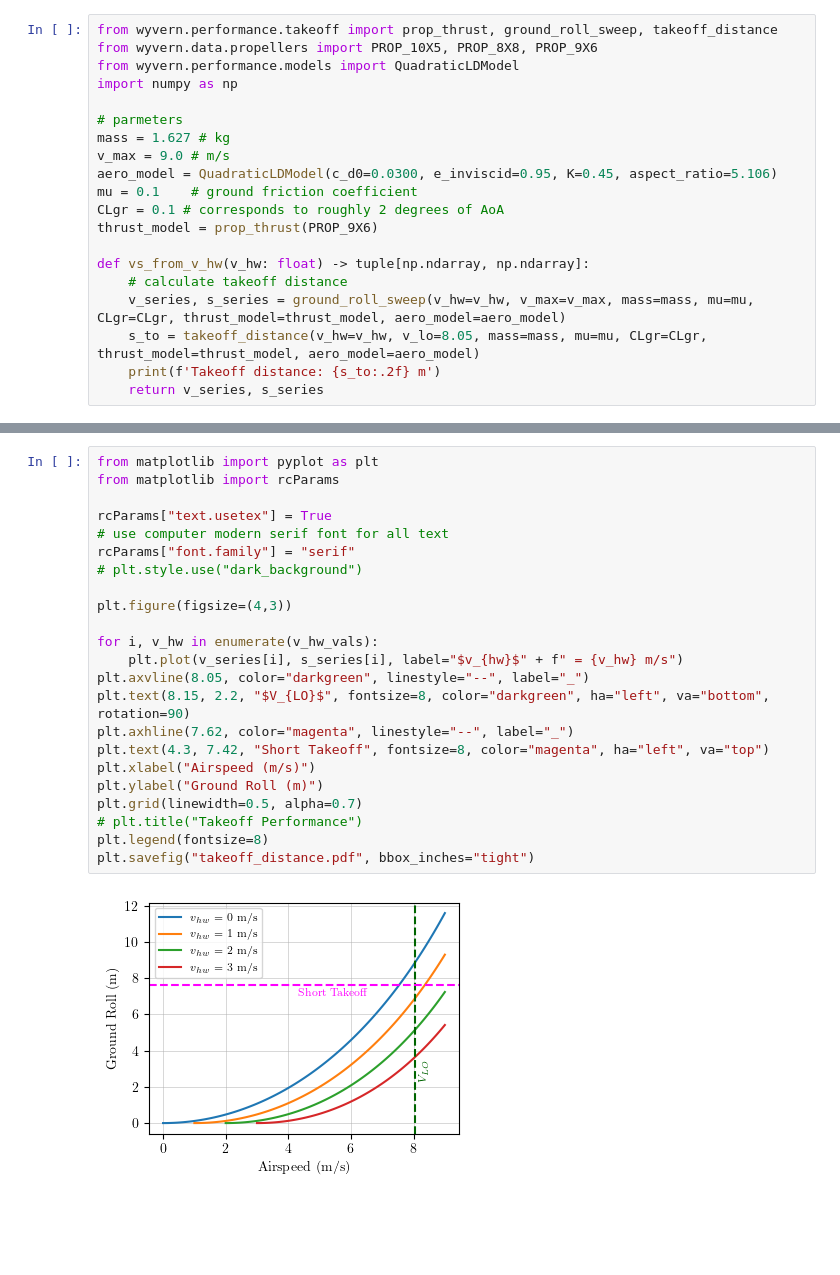
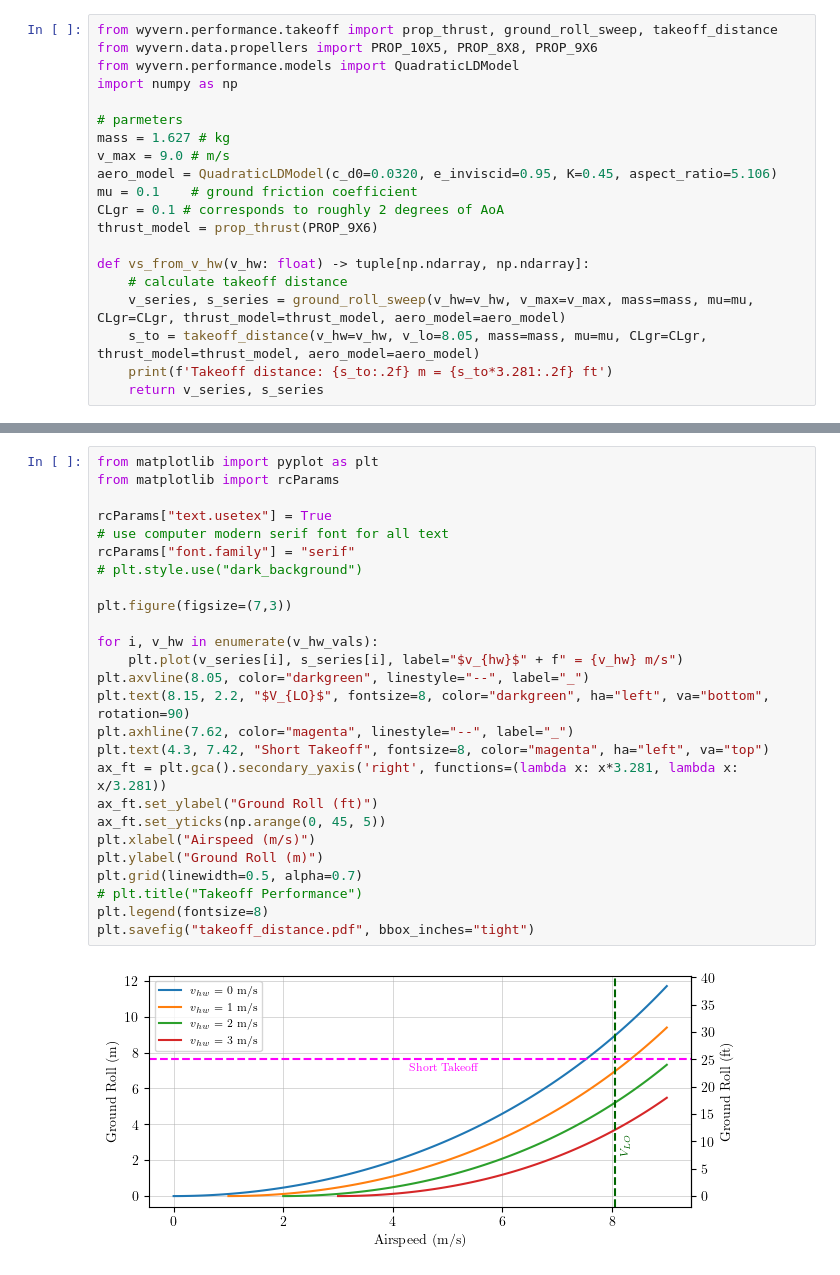
Before and after one commit to LOCKEDIN-MARTIN/wyvern, a Jupyter notebook: scripts/pdr_refined_design/takeoff_analysis.ipynb, the cells around one changed output, grey strips where cells are left out. Cells and saved outputs as stored; diff of their text form; blank space fills up the shorter version.

```diff
--- a/scripts/pdr_refined_design/takeoff_analysis.ipynb
+++ b/scripts/pdr_refined_design/takeoff_analysis.ipynb
@@ -7,7 +7,7 @@ import numpy as np
 # parmeters
 mass = 1.627 # kg
 v_max = 9.0 # m/s
-aero_model = QuadraticLDModel(c_d0=0.0300, e_inviscid=0.95, K=0.45, aspect_ratio=5.106)
+aero_model = QuadraticLDModel(c_d0=0.0320, e_inviscid=0.95, K=0.45, aspect_ratio=5.106)
 mu = 0.1    # ground friction coefficient
 CLgr = 0.1 # corresponds to roughly 2 degrees of AoA
 thrust_model = prop_thrust(PROP_9X6)
@@ -16,7 +16,7 @@ def vs_from_v_hw(v_hw: float) -> tuple[np.ndarray, np.ndarray]:
     # calculate takeoff distance
     v_series, s_series = ground_roll_sweep(v_hw=v_hw, v_max=v_max, mass=mass, mu=mu, CLgr=CLgr, thrust_model=thrust_model, aero_model=aero_model)
     s_to = takeoff_distance(v_hw=v_hw, v_lo=8.05, mass=mass, mu=mu, CLgr=CLgr, thrust_model=thrust_model, aero_model=aero_model)
-    print(f'Takeoff distance: {s_to:.2f} m')
+    print(f'Takeoff distance: {s_to:.2f} m = {s_to*3.281:.2f} ft')
     return v_series, s_series
 # %%
 # compute v and s series
@@ -37,25 +30,28 @@ Takeoff distance: 3.65 m
 # %%
 from matplotlib import pyplot as plt
 from matplotlib import rcParams
 
 rcParams["text.usetex"] = True
 # use computer modern serif font for all text
 rcParams["font.family"] = "serif"
 # plt.style.use("dark_background")
 
-plt.figure(figsize=(4,3))
+plt.figure(figsize=(7,3))
 
 for i, v_hw in enumerate(v_hw_vals):
     plt.plot(v_series[i], s_series[i], label="$v_{hw}$" + f" = {v_hw} m/s")
 plt.axvline(8.05, color="darkgreen", linestyle="--", label="_")
 plt.text(8.15, 2.2, "$V_{LO}$", fontsize=8, color="darkgreen", ha="left", va="bottom", rotation=90)
 plt.axhline(7.62, color="magenta", linestyle="--", label="_")
 plt.text(4.3, 7.42, "Short Takeoff", fontsize=8, color="magenta", ha="left", va="top")
+ax_ft = plt.gca().secondary_yaxis('right', functions=(lambda x: x*3.281, lambda x: x/3.281))
+ax_ft.set_ylabel("Ground Roll (ft)")
+ax_ft.set_yticks(np.arange(0, 45, 5))
 plt.xlabel("Airspeed (m/s)")
 plt.ylabel("Ground Roll (m)")
 plt.grid(linewidth=0.5, alpha=0.7)
 # plt.title("Takeoff Performance")
 plt.legend(fontsize=8)
 plt.savefig("takeoff_distance.pdf", bbox_inches="tight")
 # %% [output]
-[figure, old version]
+[figure, new version]
```
Also changed, not shown: parts of 1 cell of this notebook, 10 other files.
